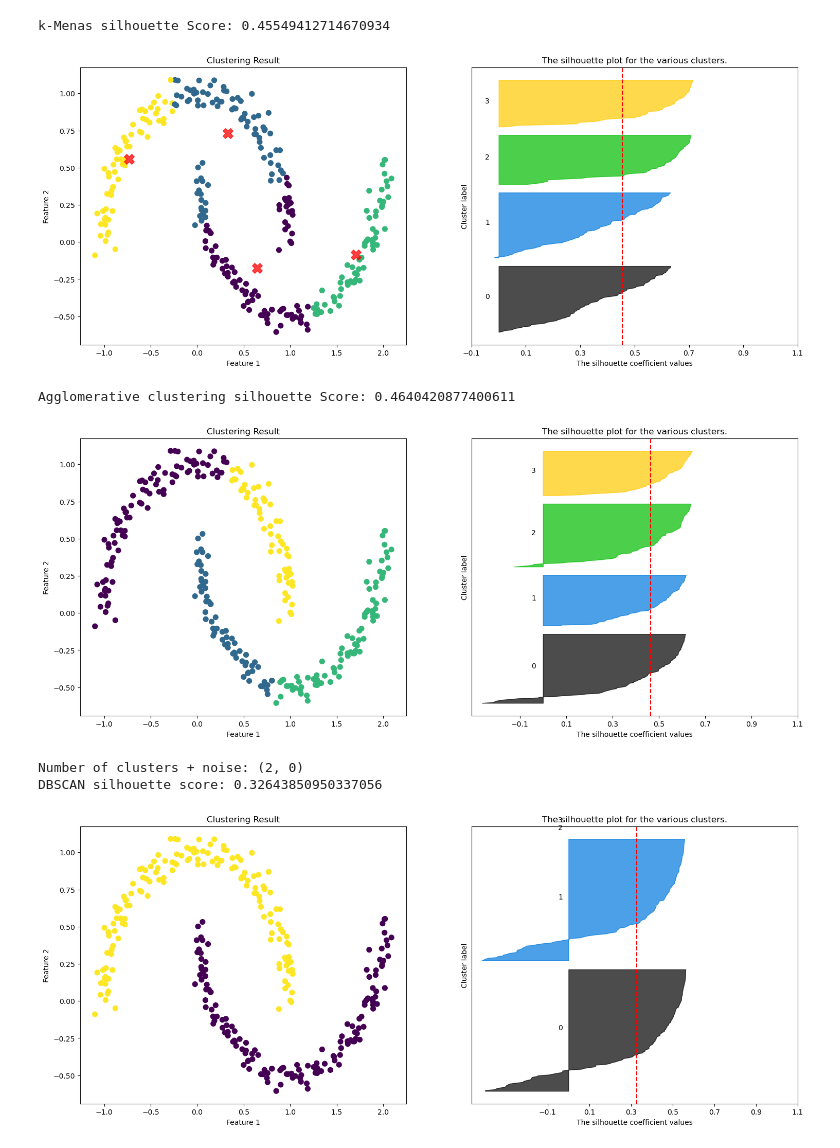
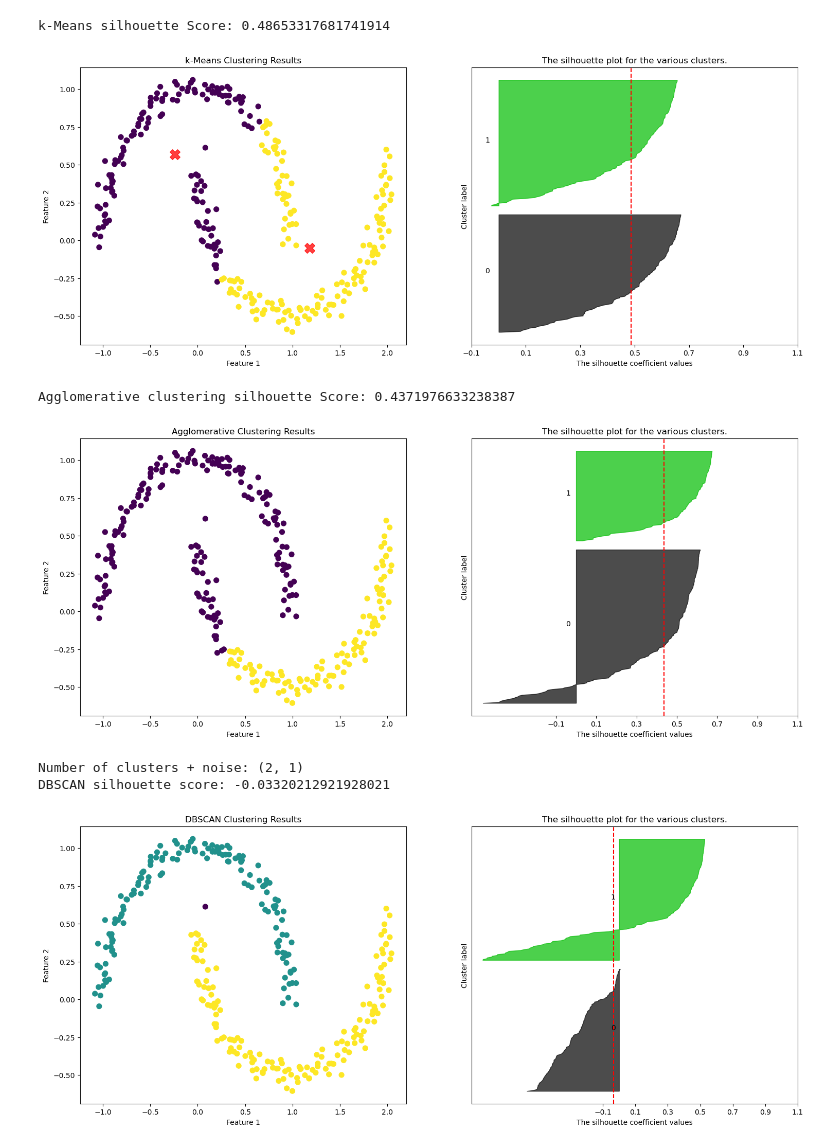
Before and after one commit to txx99/ML-AI, a Jupyter notebook: Assignment3/Scripts/main.ipynb, the cells around one changed output. Saved outputs shown, nothing was run; the diff lists cells and outputs as text; code cells hidden in the pictures.

```diff
--- a/Assignment3/Scripts/main.ipynb
+++ b/Assignment3/Scripts/main.ipynb
@@ -45,13 +21,13 @@ import pandas as pd
 import matplotlib.pyplot as plt
 import seaborn as sns
 import numpy as np
-from sklearn.datasets import make_blobs
+import sklearn.datasets as skd
 from sklearn.cluster import KMeans, DBSCAN
 from sklearn.metrics import silhouette_score, silhouette_samples
 from scipy.cluster.hierarchy import dendrogram, linkage, fcluster
 from sklearn.cluster import AgglomerativeClustering
 
-def plot_clustering_results(X, labels, centers, silhouette_avg, n_clusters=4):
+def plot_clustering_results(X, labels, centers, silhouette_avg, n_clusters=4, title = 'Clustering Result'):
     """
     Plots the clustering results and the silhouette scores for each sample.
 
@@ -78,7 +54,7 @@ def plot_clustering_results(X, labels, centers, silhouette_avg, n_clusters=4):
         ax1.scatter(centers[:, 0], centers[:, 1], c='red', s=200, alpha=0.75, marker='X')
     ax1.set_xlabel('Feature 1')
     ax1.set_ylabel('Feature 2')
-    ax1.set_title('Clustering Result')
+    ax1.set_title(title)
 
     # Compute the silhouette scores for each sample
     sample_silhouette_values = silhouette_samples(X, labels)
@@ -120,51 +95,52 @@ X_moon, y_moon = skd.make_moons(n_samples=300, noise=0.05)
 # → Good for DBSCAN (non-spherical clusters).
 
 # k-Means INITIALISE, FIT, PREDICT ==================
-kmeans = KMeans(n_clusters=4, max_iter=14, random_state=42)
+kmeans = KMeans(n_clusters=2, max_iter=14, random_state=42)
 kmeans.fit(X_moon)
 y_moon_kmeans = kmeans.predict(X_moon)
 # Evaluate the model
 silhouette_kmeans_avg = silhouette_score(X_moon, y_moon_kmeans)
-print(f"k-Menas silhouette Score: {silhouette_kmeans_avg}")
+print(f"k-Means silhouette Score: {silhouette_kmeans_avg}")
 
 # Plot the clustering results using the custom function
 centers = kmeans.cluster_centers_
-plot_clustering_results(X_moon, y_moon_kmeans, centers, silhouette_kmeans_avg, n_clusters=4)
+plot_clustering_results(X_moon, y_moon_kmeans, centers, silhouette_kmeans_avg, n_clusters=2, title = 'k-Means Clustering Results')
+
 
 # Agglomerative =======================================
 
 #  INITIALISE, FIT, PREDICT
-agg_clustering = AgglomerativeClustering(n_clusters=4)
+agg_clustering = AgglomerativeClustering(n_clusters=2)
 y_agg = agg_clustering.fit_predict(X_moon)
 # Evaluate the model
 silhouette_agg_avg = silhouette_score(X_moon, y_agg)
 print(f"Agglomerative clustering silhouette Score: {silhouette_agg_avg}")
 
 # Plot the clustering results using the custom function
-plot_clustering_results(X_moon, y_agg, None, silhouette_agg_avg, n_clusters=4)
+plot_clustering_results(X_moon, y_agg, None, silhouette_agg_avg, n_clusters=2,  title = 'Agglomerative Clustering Results')
 
 # DBSCAN  ===========================================
 dbscan = DBSCAN(eps=0.2, min_samples=7)
 y_dbs = dbscan.fit_predict(X_moon)
 labels=dbscan.labels_
 
 n_clusters_ = len(set(labels)) - (1 if -1 in labels else 0)
 n_noise_ = list(labels).count(-1)
 
 
 silhouette_dbs_avg = silhouette_score(X_moon, y_dbs)
 print(f"Number of clusters + noise: {n_clusters_, n_noise_}")
 print(f"DBSCAN silhouette score: {silhouette_dbs_avg}")
 
-plot_clustering_results(X_moon, y_dbs, None, silhouette_dbs_avg)
+plot_clustering_results(X_moon, y_dbs, None, silhouette_dbs_avg, n_clusters = n_clusters_,  title = 'DBSCAN Clustering Results')
 # %% [output]
-k-Menas silhouette Score: 0.45549412714670934
+k-Means silhouette Score: 0.48653317681741914
-[figure, old version]
+[figure, new version]
-Agglomerative clustering silhouette Score: 0.4640420877400611
+Agglomerative clustering silhouette Score: 0.4371976633238387
-[figure, old version]
+[figure, new version]
-Number of clusters + noise: (2, 0)
-DBSCAN silhouette score: 0.32643850950337056
+Number of clusters + noise: (2, 1)
+DBSCAN silhouette score: -0.03320212921928021
-[figure, old version]
+[figure, new version]
 # %%
 X_blob, y_blob = skd.make_blobs(n_samples=300, centers=3, cluster_std=[1.0, 2.5, 0.5], random_state=42)
 # → Shows DBSCAN struggles with varying densities.
```
Also changed, not shown: parts of 8 cells of this notebook.
